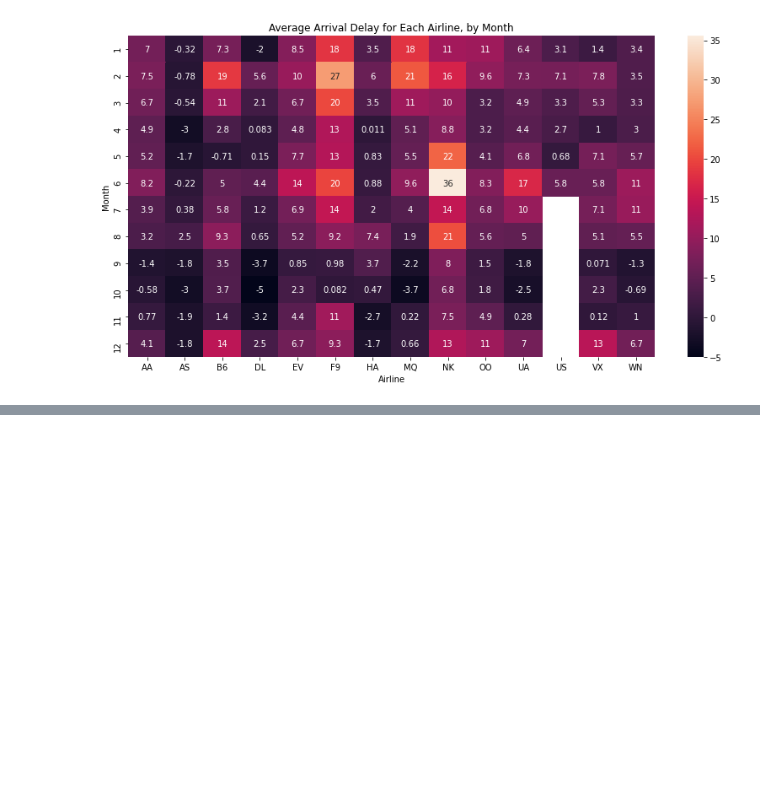
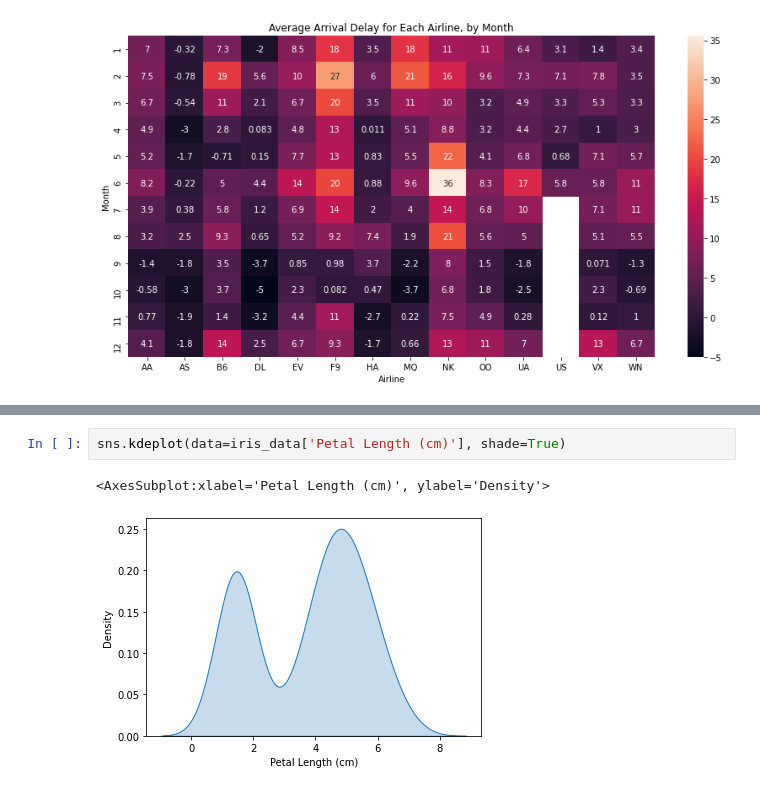
Before and after one commit to yangoos57/dataStudy, a Jupyter notebook: kaggle/courses/Data Visualization/Datavisualization.ipynb, the cells around one changed output, grey strips where cells are left out. Cells and saved outputs as stored; diff of their text form; blank space fills up the shorter version.

```diff
--- a/kaggle/courses/Data Visualization/Datavisualization.ipynb
+++ b/kaggle/courses/Data Visualization/Datavisualization.ipynb
@@ -136,0 +155,5 @@ KeyError: '12'
+# %%
+sns.kdeplot(data=iris_data['Petal Length (cm)'], shade=True)
+# %% [output]
+<AxesSubplot:xlabel='Petal Length (cm)', ylabel='Density'>
+[figure, added]
```
Also changed, not shown: parts of 7 cells of this notebook, 12 other files.
